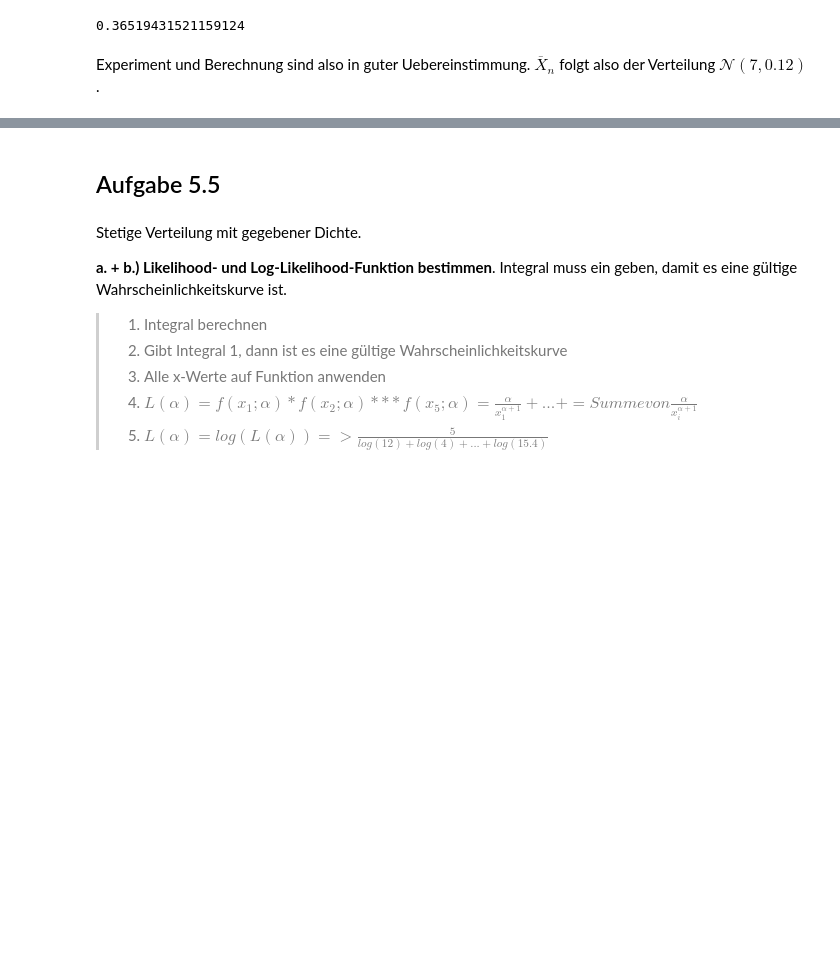
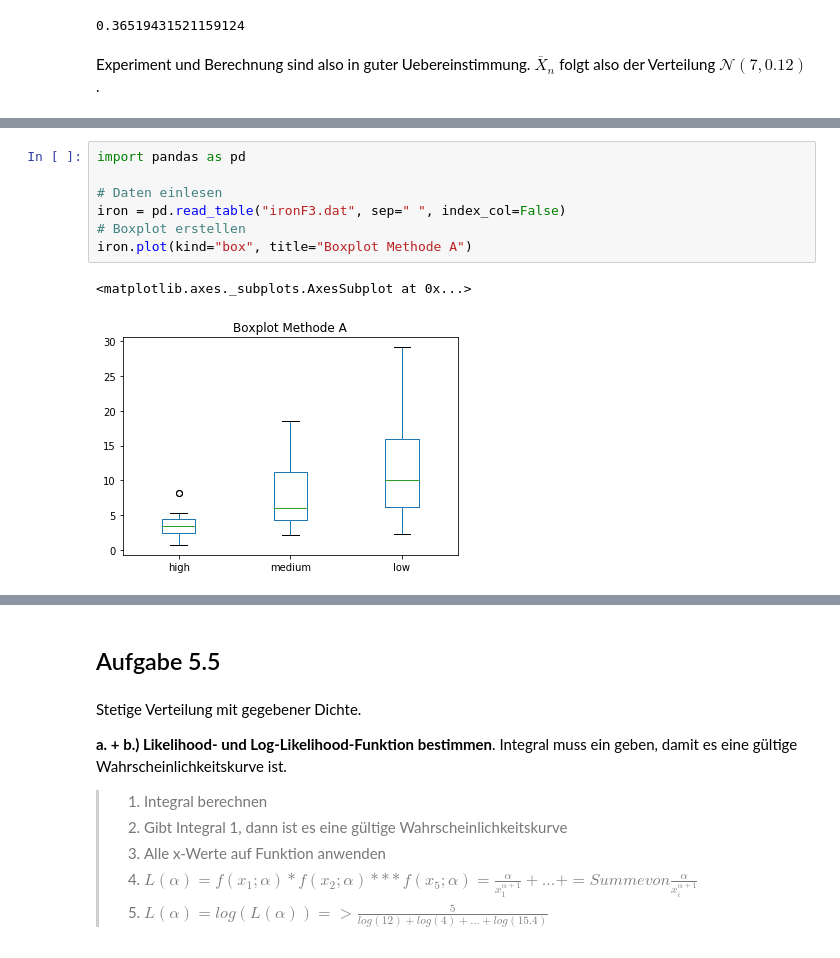
Before and after one commit to christopherchristensen/summaries, a Jupyter notebook: stat/sw05/serie_05.ipynb, the cells around one changed output, grey strips where cells are left out. Saved outputs shown, nothing was run; the diff lists cells and outputs as text; blank space fills up the shorter version.

```diff
--- a/stat/sw05/Python Code - Series 5.ipynb
+++ b/stat/sw05/serie_05.ipynb
@@ -334,0 +343,10 @@ Experiment und Berechnung sind also in guter Uebereinstimmung. $\overline{X}_n$
+# %%
+import pandas as pd
+
+# Daten einlesen
+iron = pd.read_table("ironF3.dat", sep=" ", index_col=False)
+# Boxplot erstellen
+iron.plot(kind="box", title="Boxplot Methode A")
+# %% [output]
+<matplotlib.axes._subplots.AxesSubplot at 0x...>
+[figure, added]
```
Also changed, not shown: parts of 12 cells of this notebook, 12 other files.
